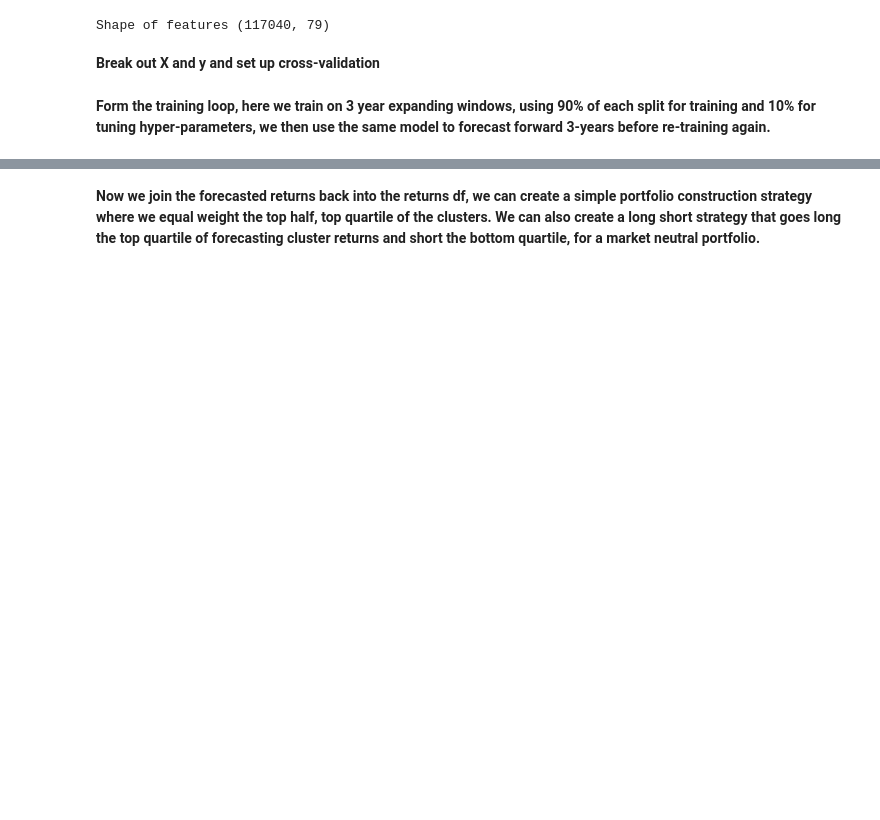
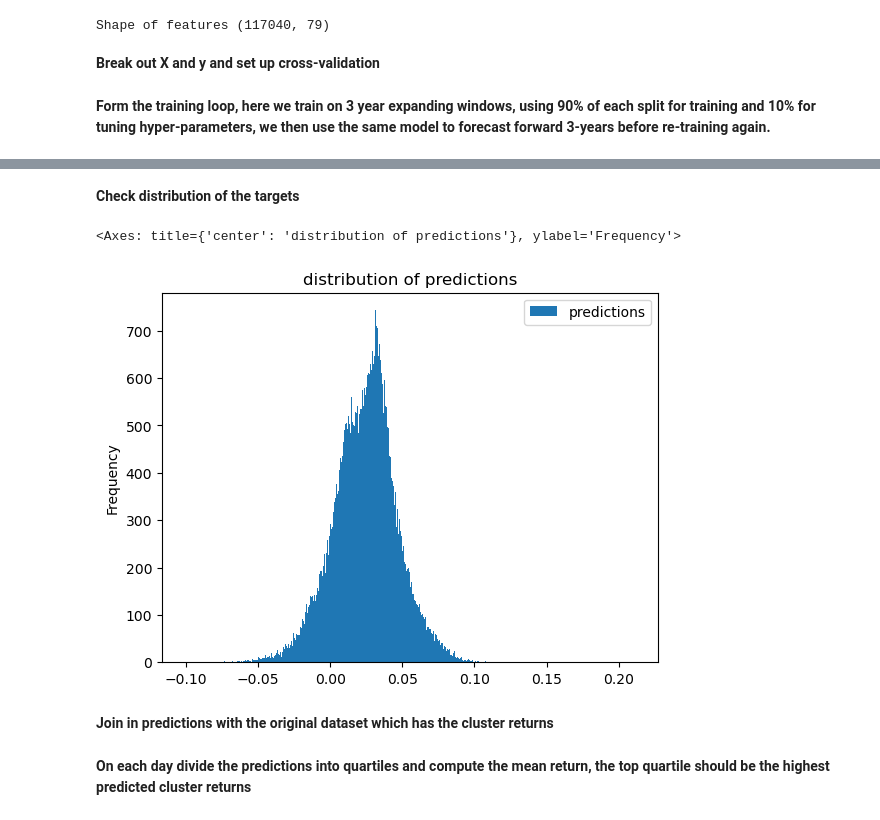
Before and after one commit to cleoisme/GT-CSE6242-DVA-Project, a Jupyter notebook: cluster_forecast.ipynb, the cells around one changed output, grey strips where cells are left out. Drawn from its saved outputs; the diff is of its cells as text; code cells hidden in the pictures; blank space fills up the shorter version.

```diff
--- a/cluster_forecast.ipynb
+++ b/cluster_forecast.ipynb
@@ -218,3 +233,11 @@ Iter: 24: Score: 1.3055953513471776
 {'n_estimators': 300, 'min_weight_fraction_leaf': 0.02, 'max_features': 'sqrt', 'max_depth': 3}
-# %% [markdown]
-**Now we join the forecasted returns back into the returns df, we can create a simple portfolio construction strategy where we equal weight the top half, top quartile of the clusters. We can also create a long short strategy that goes long the top quartile of forecasting cluster returns and short the bottom quartile, for a market neutral portfolio.**
+# %% [markdown]
+**Check distribution of the targets**
+# %%
+# we can see predictions go negative at about the 25% percentile , market mainly goes up
+predictions.plot(kind='hist', bins=1000, title="distribution of predictions")
+# %% [output]
+<Axes: title={'center': 'distribution of predictions'}, ylabel='Frequency'>
+[figure, added]
+# %% [markdown]
+**Join in predictions with the original dataset which has the cluster returns**
@@ -221 +251,3 @@ Iter: 24: Score: 1.3055953513471776
+# %% [markdown]
+**On each day divide the predictions into quartiles and compute the mean return, the top quartile should be the highest predicted cluster returns**
 # %%
```
Also changed, not shown: parts of 8 cells of this notebook, 2 other files.
